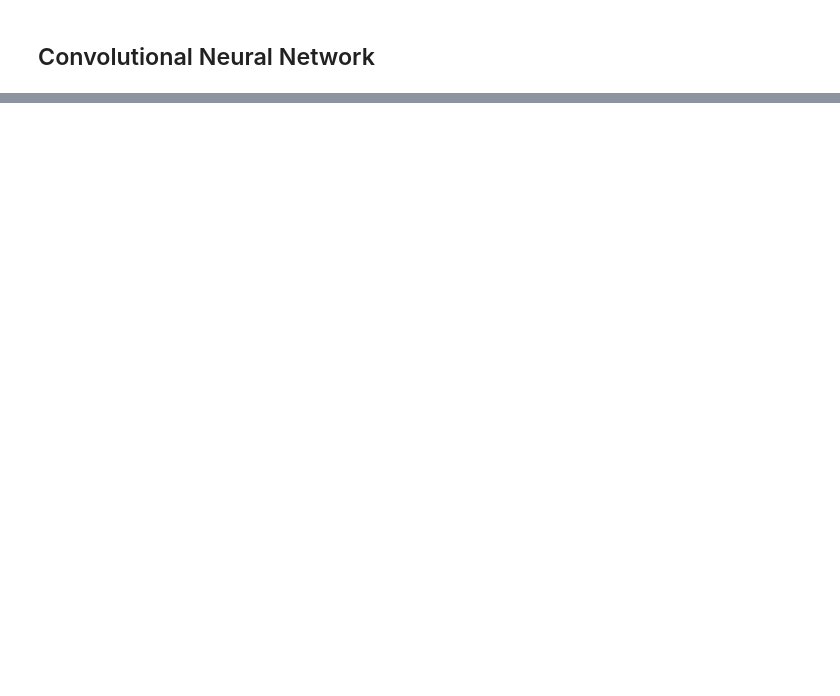
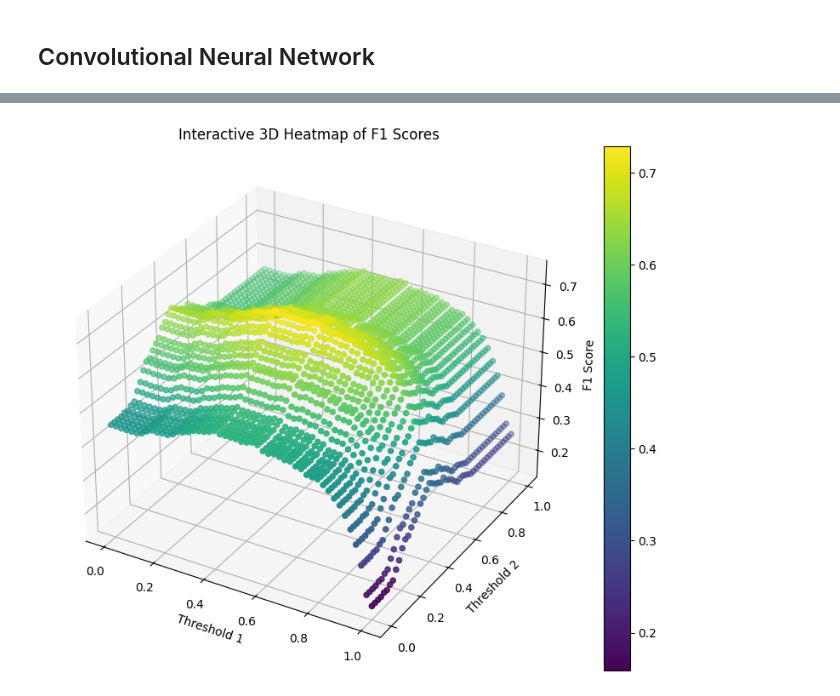
Before and after one commit to jchen0000/widsdatathon2025, a Jupyter notebook: python/CNN_pipeline.ipynb, the cells around one changed output, grey strips where cells are left out. Drawn from its saved outputs; the diff is of its cells as text; code cells hidden in the pictures; blank space fills up the shorter version.

```diff
--- a/python/CNN_pipeline.ipynb
+++ b/python/CNN_pipeline.ipynb
@@ -164,3 +500,20 @@ y_val = y_val.values
 print(y_val.shape)
 # %% [output]
 (243, 2)
+# %%
+# prompt: split df_train_X and df_train_y into train and validation set and convert df into arrays able to be input into keras model
+
+from sklearn.model_selection import train_test_split
+
+# Split the data into training and validation sets
+X_train_mri, X_val_mri, X_train_meta, X_val_meta, y_train, y_val = train_test_split(connectome_matrices, df_train_meta_imputed, df_train_y, test_size=0.2, random_state=42)
+
+# Convert DataFrames to NumPy arrays
+# X_train_meta = X_train_meta.values
+# X_val_meta = X_val_meta.values
+y_train = y_train.values
+y_val = y_val.values
+
+print(X_train_mri.shape)
+print(X_train_meta.shape)
+print(y_val.shape)
@@ -532,0 +1886,64 @@ Weighted F1 Score: 0.2971913925499785
+# %%
+# Define a range of thresholds to evaluate
+from itertools import product
+from mpl_toolkits.mplot3d import Axes3D
+
+thresholds = np.linspace(0, 1, 50)
+threshold_combinations = list(product(thresholds, thresholds))
+
+def classify_with_threshold(y_pred, t1, t2):
+  y_pred_classes = np.zeros_like(y_pred, dtype=int)
+  y_pred_classes[:, 0] = (y_pred[:, 0] > t1).astype(int)
+  y_pred_classes[:, 1] = (y_pred[:, 1] > t2).astype(int)
+  return y_pred_classes
+
+# Loop over thresholds to compute F1 score for each
+f1_scores = []
+for t1, t2 in threshold_combinations:
+    # Convert probabilities to class labels (0 or 1)
+    y_pred_classes = classify_with_threshold(y_pred, t1, t2)
+    # Calculate weighted F1 score
+    y_val_tensor = tf.convert_to_tensor(y_val, dtype=tf.int16)
+    y_pred_tensor = tf.convert_to_tensor(y_pred_classes, dtype=tf.int16)
+    f1 = calculate_weighted_f1_score(y_val, y_pred_classes)
+    f1_scores.append(f1)
+
+# Convert to numpy arrays for convenience
+f1_scores = np.array(f1_scores)
+
+# Find the best threshold and corresponding F1 score
+best_index = np.argmax(f1_scores)
+best_threshold = threshold_combinations[best_index]
+best_f1 = f1_scores[best_index]
+print("Best Threshold:", best_threshold)
+print("Best F1 Score:", best_f1)
+
+
+# Create a 3D plot
+fig = plt.figure(figsize=(10, 8))
+ax = fig.add_subplot(111, projection='3d')
+
+# Convert threshold combinations to x, y coordinates
+x = [t[0] for t in threshold_combinations]
+y = [t[1] for t in threshold_combinations]
+z = f1_scores
+
+# Create a scatter plot of F1 scores
+img = ax.scatter(x, y, z, c=z, cmap='viridis')
+
+# Highlight the best F1 score point
+ax.scatter(best_threshold[0], best_threshold[1], best_f1, color='red', s=100,
+           label= f'Best: {best_f1:.3f} (Threshold: {best_threshold[0]:.2f}, {best_threshold[1]:.2f})')
+
+# Add labels and title
+ax.set_xlabel('Threshold 1')
+ax.set_ylabel('Threshold 2')
+ax.set_zlabel('F1 Score')
+ax.set_title('Interactive 3D Heatmap of F1 Scores')
+
+# Add a color bar
+fig.colorbar(img, ax=ax)
+
+# Make the plot interactive
+plt.show()
+# %% [output]
@@ -532,0 +1952 @@ Weighted F1 Score: 0.2971913925499785
+[figure, added]
```
Also changed, not shown: parts of 88 cells of this notebook.
